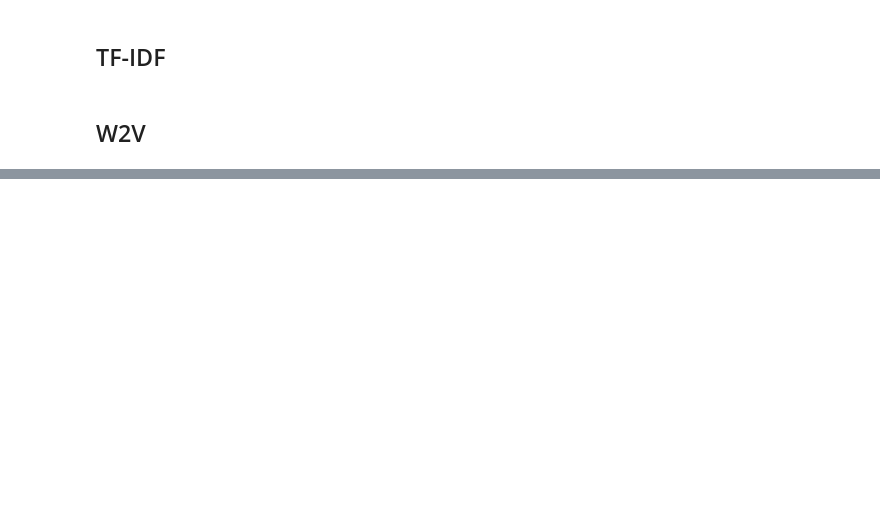
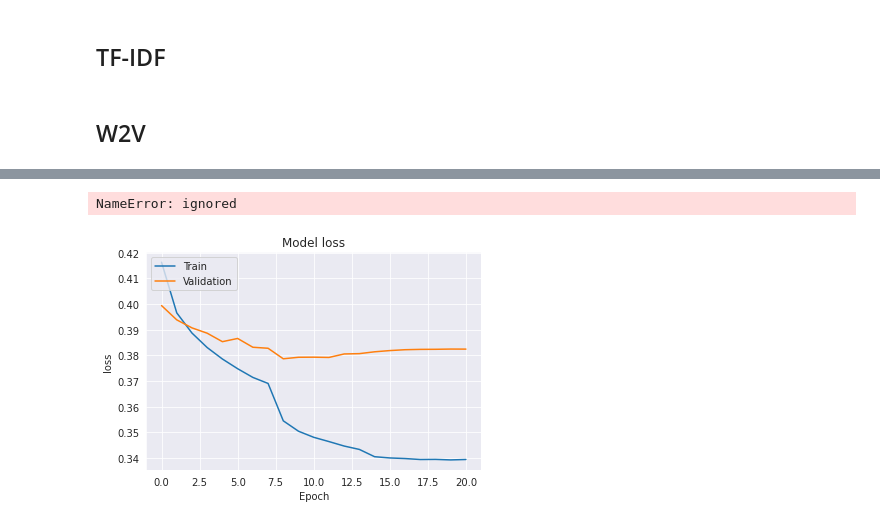
Before and after one commit to Matteo-Omenetti/CIL_Project_2022_Sentiment_Analysis, a Jupyter notebook: Matteo/CIL_sentiment_analysis_matteo.ipynb, the cells around one changed output, grey strips where cells are left out. Cells and saved outputs as stored; diff of their text form; code cells hidden in the pictures; blank space fills up the shorter version.

```diff
--- a/Matteo/CIL_sentiment_analysis_matteo.ipynb
+++ b/Matteo/CIL_sentiment_analysis_matteo.ipynb
@@ -80,0 +764,6 @@ The average length of tweets with a positive sentiment is: 67.835752
+# %%
+from sklearn.model_selection import train_test_split
+
+# split the model into training test and validation
+X_train, X_test_tmp, y_train, y_test_tmp = train_test_split(X_train, y_train, test_size=0.20, random_state=33)
+X_train, X_val, y_train, y_val = train_test_split(X_train, y_train, test_size=0.12, random_state=33)
@@ -80,0 +819,11 @@ The average length of tweets with a positive sentiment is: 67.835752
+# %%
+from keras.callbacks import ModelCheckpoint, EarlyStopping, ReduceLROnPlateau
+
+file_path = MODEL_PATH.format("MLP_w2v_220_512.h5")
+callbacks = [
+             ModelCheckpoint(file_path, monitor='val_accuracy', verbose=1, save_best_only=True, mode='max'),
+             ReduceLROnPlateau(monitor="val_accuracy", mode="max", patience=3, verbose=2),
+             EarlyStopping(monitor="val_accuracy", mode="max", patience=5, verbose=1)
+             ]
+if is_train_enabled:
+  history = model.fit(X_train, y_train, epochs=5, verbose=1, validation_split=0.10, callbacks=callbacks, batch_size=128)
@@ -80,0 +846,5 @@ The average length of tweets with a positive sentiment is: 67.835752
+# %%
+# load the model from the corresposning h5 file
+model.load_weights(MODEL_PATH.format("MLP_w2v_220_512.h5"))
+# %% [output]
+NameError: ignored
@@ -80,0 +861,12 @@ The average length of tweets with a positive sentiment is: 67.835752
+# %%
+if is_train_enabled:
+  # Plot training & validation loss values
+  plt.plot(history.history['loss'])
+  plt.plot(history.history['val_loss'])
+  plt.title('Model loss')
+  plt.ylabel('loss')
+  plt.xlabel('Epoch')
+  plt.legend(['Train', 'Validation'], loc='upper left')
+  plt.show()
+# %% [output]
+[figure, added]
```
Also changed, not shown: parts of 51 cells of this notebook.
